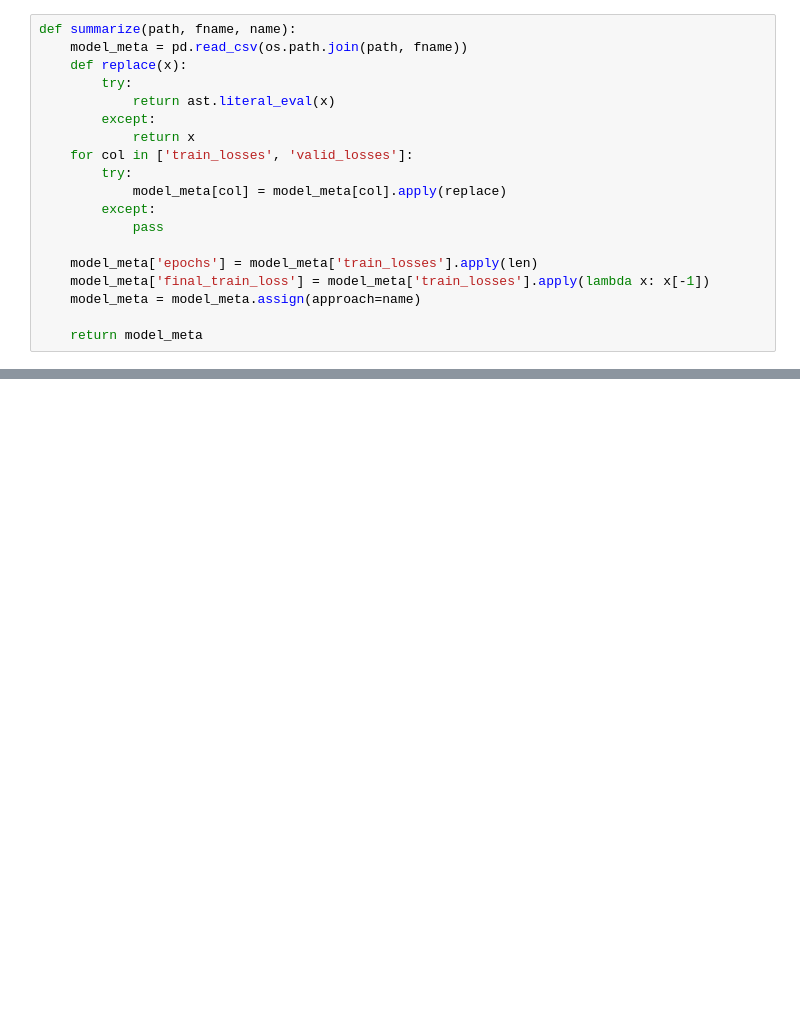
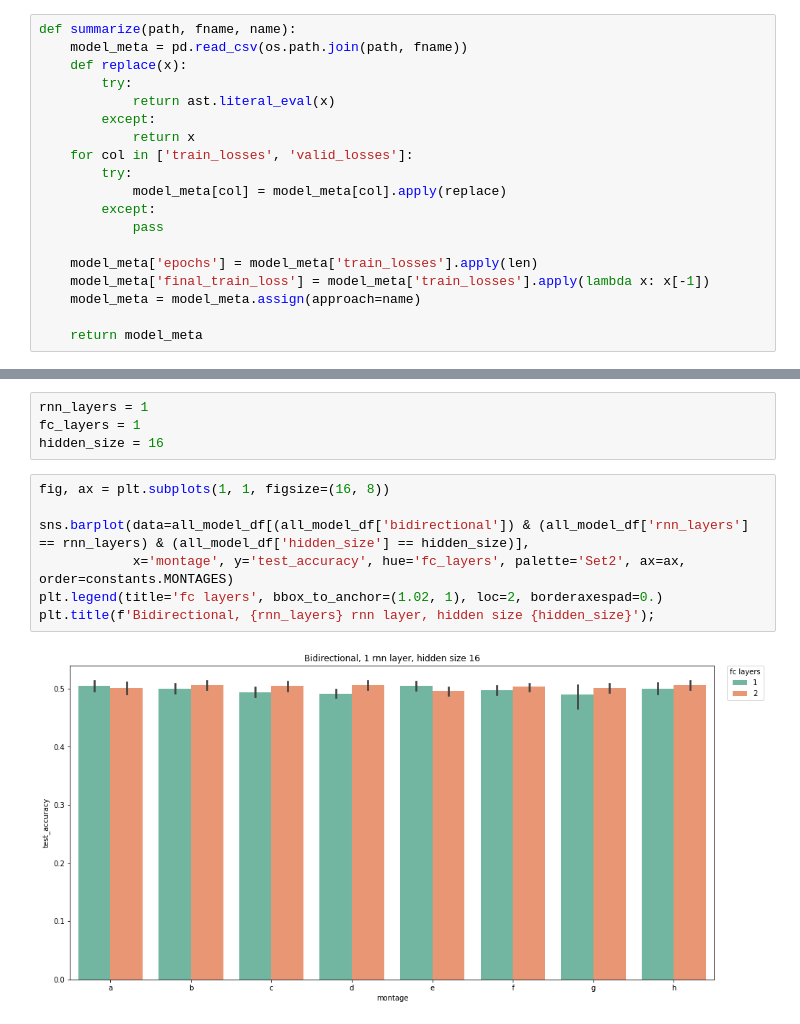
Before and after one commit to nicchiou/mindportal, a Jupyter notebook: experiments/motor_LR/chan_avg_rnn/ExperimentSummary.ipynb, the cells around one changed output, grey strips where cells are left out. Drawn from its saved outputs; the diff is of its cells as text; blank space fills up the shorter version.

```diff
--- a/experiments/motor_LR/chan_avg_rnn/ExperimentSummary.ipynb
+++ b/experiments/motor_LR/chan_avg_rnn/ExperimentSummary.ipynb
@@ -65,0 +152,13 @@ plt.plot(df.loc[0, 'train_losses'])
+# %%
+rnn_layers = 1
+fc_layers = 1
+hidden_size = 16
+# %%
+fig, ax = plt.subplots(1, 1, figsize=(16, 8))
+
+sns.barplot(data=all_model_df[(all_model_df['bidirectional']) & (all_model_df['rnn_layers'] == rnn_layers) & (all_model_df['hidden_size'] == hidden_size)],
+            x='montage', y='test_accuracy', hue='fc_layers', palette='Set2', ax=ax, order=constants.MONTAGES)
+plt.legend(title='fc layers', bbox_to_anchor=(1.02, 1), loc=2, borderaxespad=0.)
+plt.title(f'Bidirectional, {rnn_layers} rnn layer, hidden size {hidden_size}');
+# %% [output]
+[figure, added]
```
Also changed, not shown: parts of 13 cells of this notebook.
